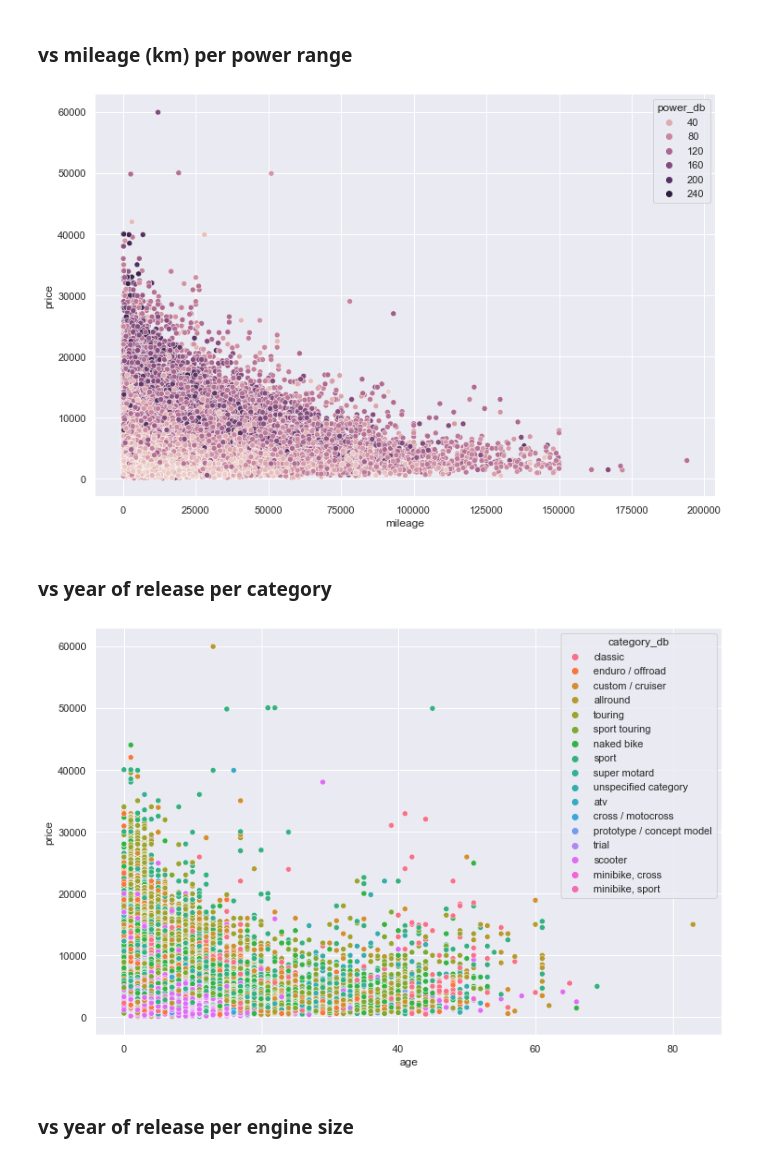
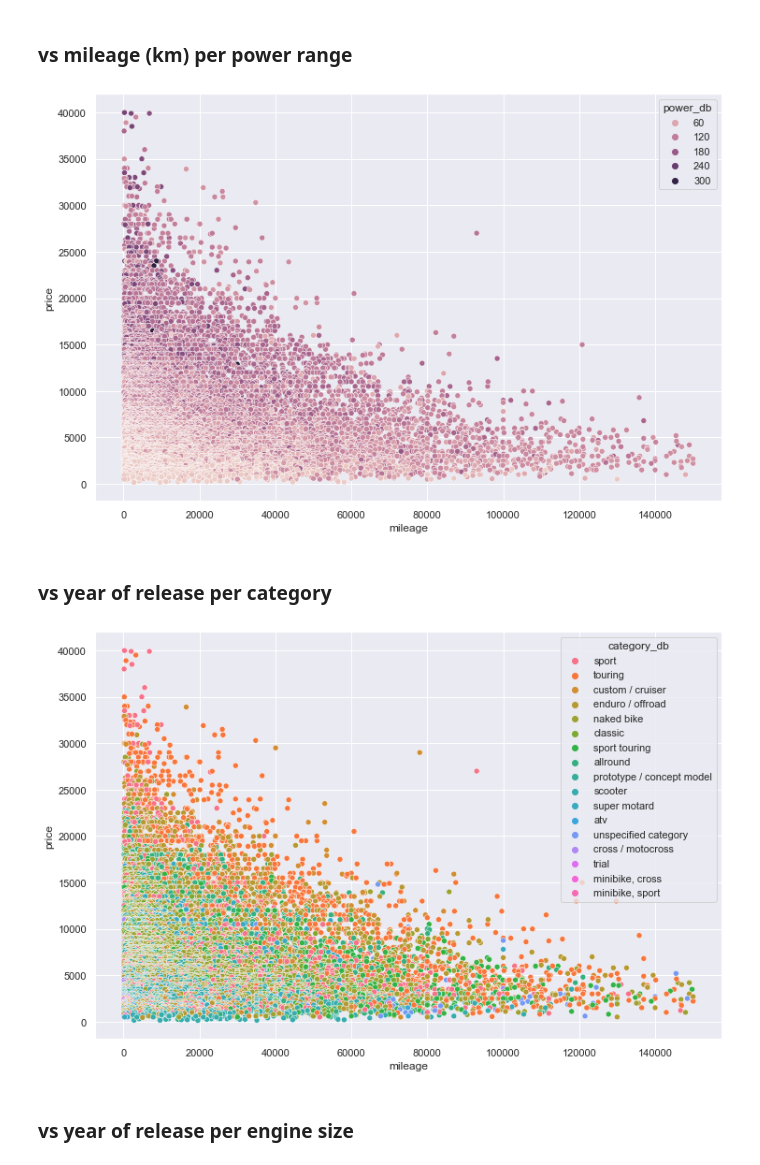
Before and after one commit to AnthonyDF/tresboncoin, a Jupyter notebook: notebooks/anthony/Model.ipynb, the cells around one changed output. Cells and saved outputs as stored; diff of their text form; code cells hidden in the pictures.

```diff
--- a/notebooks/anthony/Model.ipynb
+++ b/notebooks/anthony/Model.ipynb
@@ -11,8 +11,9 @@ pd.set_option("display.max_columns", None)
 # Import data
 # %%
 data = pd.read_csv('../../tresboncoin/data/master/master_with_fuzzy_and_cleaning.csv')
+print(data.shape)
 #data = pd.read_csv('master_with_fuzzy_and_cleaning.csv')
-data.drop_duplicates(subset=['model_db', 'brand_db', 'price', 'engine_size_db', 'mileage', 'bike_year'], inplace=True)
+data.drop_duplicates(subset=['model_db', 'brand_db', 'price','mileage', 'bike_year'], inplace=True)
 #data.drop(columns=['Unnamed: 0'], inplace=True)
-data.shape
+print(data.shape)
 # %% [output]
@@ -64,13 +66,13 @@ sns.scatterplot(x='mileage', y='price', hue='engine_size', data=data);
 # %%
 sns.scatterplot(x='mileage', y='price', hue='power_db', data=data);
 # %% [output]
-[figure, old version]
+[figure, new version]
 # %% [markdown]
 ### vs year of release per category
 # %%
-sns.scatterplot(x='age', y='price', hue='category_db',data=data);
+sns.scatterplot(x='mileage', y='price', hue='category_db',data=data);
 # %% [output]
-[figure, old version]
+[figure, new version]
 # %% [markdown]
 ### vs year of release per engine size
 # %%
```
Also changed, not shown: parts of 8 cells of this notebook, 12 other files.
